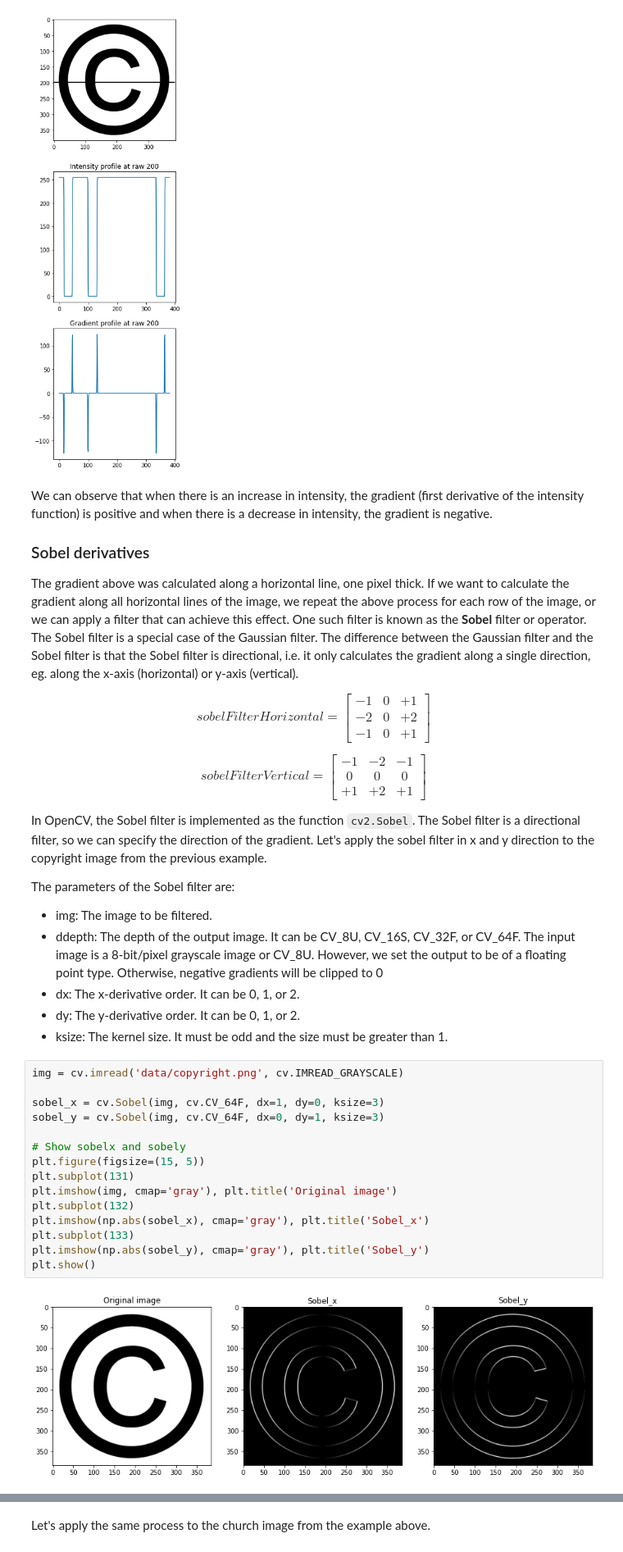
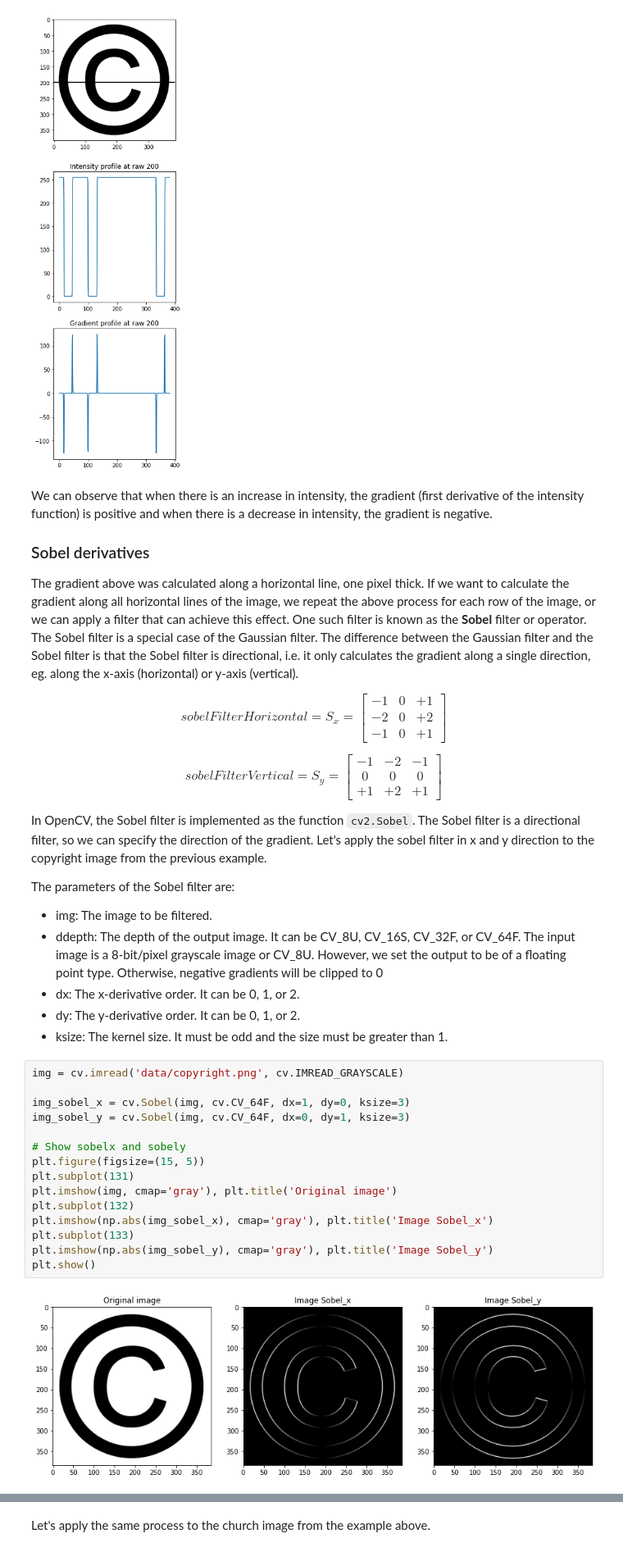
Before and after one commit to team-vmetsis/block8, a Jupyter notebook: 02.2-image_transformations_and_filters-part2.ipynb, the cells around one changed output, grey strips where cells are left out. Shown at 82% size. Saved outputs shown, nothing was run; the diff lists cells and outputs as text.

```diff
--- a/02.2-image_transformations_and_filters-part2.ipynb
+++ b/02.2-image_transformations_and_filters-part2.ipynb
@@ -80,7 +80,7 @@ We can observe that when there is an increase in intensity, the gradient (first
 The gradient above was calculated along a horizontal line, one pixel thick. If we want to calculate the gradient along all horizontal lines of the image, we repeat the above process for each row of the image, or we can apply a filter that can achieve this effect. One such filter is known as the **Sobel** filter or operator. The Sobel filter is a special case of the Gaussian filter. The difference between the Gaussian filter and the Sobel filter is that the Sobel filter is directional, i.e. it only calculates the gradient along a single direction, eg. along the x-axis (horizontal) or y-axis (vertical).
 
 $$
-sobelFilterHorizontal = \begin{bmatrix}
+sobelFilterHorizontal = S_x = \begin{bmatrix}
 -1 & 0 & +1  \\
 -2 & 0 & +2 \\
 -1 & 0 & +1
@@ -88,7 +88,7 @@ sobelFilterHorizontal = \begin{bmatrix}
 $$
 
 $$
-sobelFilterVertical = \begin{bmatrix}
+sobelFilterVertical = S_y = \begin{bmatrix}
 -1 & -2 & -1 \\
 0 & 0 & 0 \\
 +1 & +2 & +1
@@ -106,20 +106,20 @@ The parameters of the Sobel filter are:
 # %%
 img = cv.imread('data/copyright.png', cv.IMREAD_GRAYSCALE)
 
-sobel_x = cv.Sobel(img, cv.CV_64F, dx=1, dy=0, ksize=3)
-sobel_y = cv.Sobel(img, cv.CV_64F, dx=0, dy=1, ksize=3)
+img_sobel_x = cv.Sobel(img, cv.CV_64F, dx=1, dy=0, ksize=3)
+img_sobel_y = cv.Sobel(img, cv.CV_64F, dx=0, dy=1, ksize=3)
 
 # Show sobelx and sobely
 plt.figure(figsize=(15, 5))
 plt.subplot(131)
 plt.imshow(img, cmap='gray'), plt.title('Original image')
 plt.subplot(132)
-plt.imshow(np.abs(sobel_x), cmap='gray'), plt.title('Sobel_x')
+plt.imshow(np.abs(img_sobel_x), cmap='gray'), plt.title('Image Sobel_x')
 plt.subplot(133)
-plt.imshow(np.abs(sobel_y), cmap='gray'), plt.title('Sobel_y')
+plt.imshow(np.abs(img_sobel_y), cmap='gray'), plt.title('Image Sobel_y')
 plt.show()
 # %% [output]
-[figure, old version]
+[figure, new version]
 # %% [markdown]
 We notice that on the x direction the `sobel_x` filter produces a large absolute value for the gradient where the intensity changes abruptly along the x-axis. On the y direction the `sobel_y` filter produces a large absolute value for the gradient where the intensity changes abruptly along the y-axis.
 
```
Also changed, not shown: parts of 4 cells of this notebook, 1 other file.
